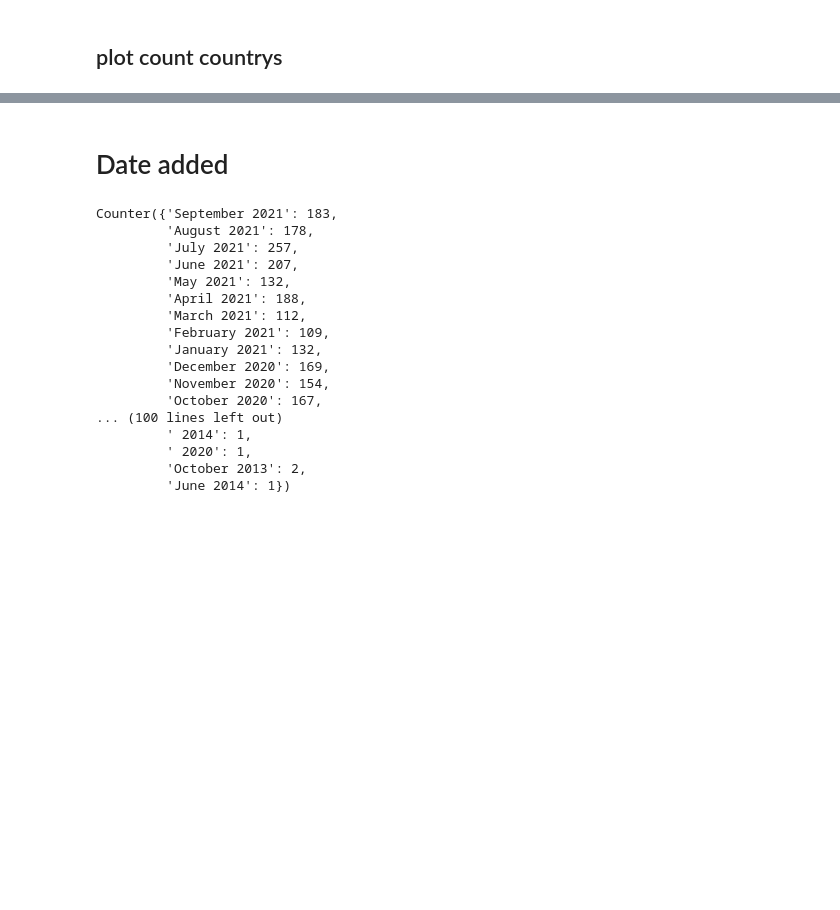
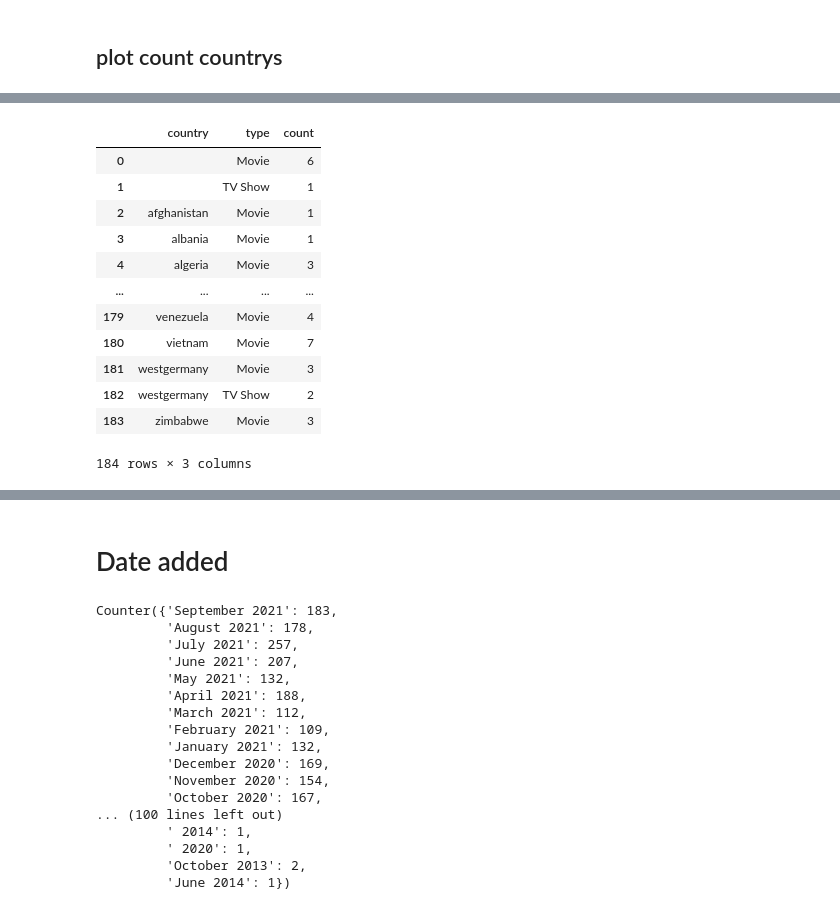
Before and after one commit to Edgar-La/Data_visualization_MoviesTVshows, a Jupyter notebook: Data_visualization.ipynb, the cells around one changed output, grey strips where cells are left out. Saved outputs shown, nothing was run; the diff lists cells and outputs as text; code cells hidden in the pictures; blank space fills up the shorter version.

```diff
--- a/Data_visualization.ipynb
+++ b/Data_visualization.ipynb
@@ -260,0 +327,17 @@ fig.show()
+# %%
+#df_types_countries.groupby(['country']).count()
+df_types_countries.groupby(['country', 'type']).size().reset_index(name='count')
+# %% [output]
+|  | country | type | count |
+| 0 |  | Movie | 6 |
+| 1 |  | TV Show | 1 |
+| 2 | afghanistan | Movie | 1 |
+| 3 | albania | Movie | 1 |
+| 4 | algeria | Movie | 3 |
+| ... | ... | ... | ... |
+| 179 | venezuela | Movie | 4 |
+| 180 | vietnam | Movie | 7 |
+| 181 | westgermany | Movie | 3 |
+| 182 | westgermany | TV Show | 2 |
+| 183 | zimbabwe | Movie | 3 |
+184 rows × 3 columns
```
Also changed, not shown: parts of 20 cells of this notebook.
